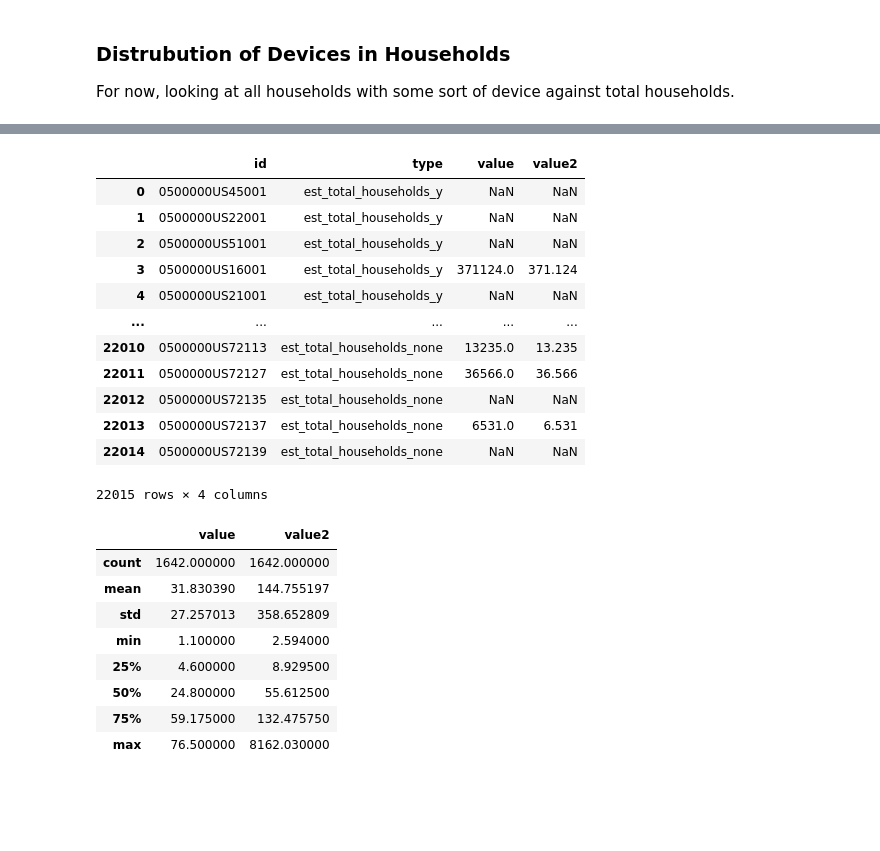
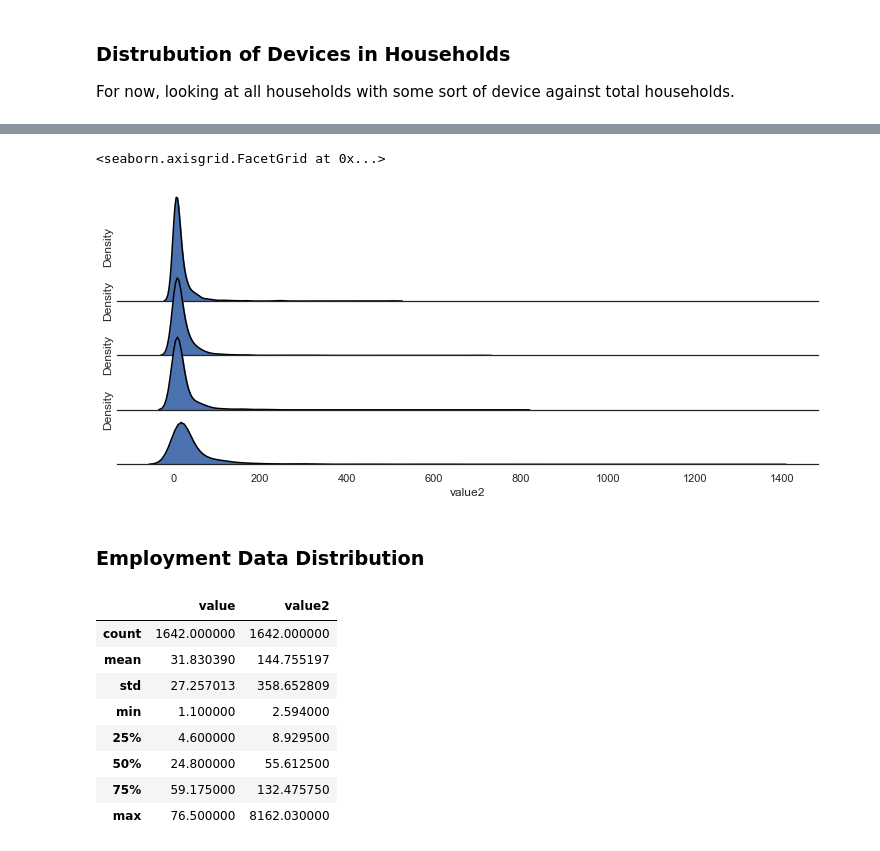
Before and after one commit to mosymns13/DS4A-Team13-Digital-Divide-Project, a Jupyter notebook: Analytic Dataset.ipynb, the cells around one changed output, grey strips where cells are left out. Drawn from its saved outputs; the diff is of its cells as text; code cells hidden in the pictures; blank space fills up the shorter version.

```diff
--- a/Analytic Dataset.ipynb
+++ b/Analytic Dataset.ipynb
@@ -159,19 +167,21 @@ There is a huge std and daat is heavily skewed to the right.
-# %%
-plot_devices_df
-# %% [output]
-|  | id | type | value | value2 |
-| 0 | 0500000US45001 | est_total_households_y | NaN | NaN |
-| 1 | 0500000US22001 | est_total_households_y | NaN | NaN |
-| 2 | 0500000US51001 | est_total_households_y | NaN | NaN |
-| 3 | 0500000US16001 | est_total_households_y | 371124.0 | 371.124 |
-| 4 | 0500000US21001 | est_total_households_y | NaN | NaN |
-| ... | ... | ... | ... | ... |
-| 22010 | 0500000US72113 | est_total_households_none | 13235.0 | 13.235 |
-| 22011 | 0500000US72127 | est_total_households_none | 36566.0 | 36.566 |
-| 22012 | 0500000US72135 | est_total_households_none | NaN | NaN |
-| 22013 | 0500000US72137 | est_total_households_none | 6531.0 | 6.531 |
-| 22014 | 0500000US72139 | est_total_households_none | NaN | NaN |
-22015 rows × 4 columns
+# %%
+sns.set_theme(style="white", rc={"axes.facecolor": (0, 0, 0, 0)})
+pal = sns.cubehelix_palette(10, rot=-.25, light=.7)
+g = sns.FacetGrid(plot_devices_df, row="type", aspect=9, height=1.2, palette = pal)
+
+g.map_dataframe(sns.kdeplot, x="value2", fill=True, alpha=1)
+g.map_dataframe(sns.kdeplot, x="value2", color='black')
+g.fig.subplots_adjust(hspace=-.5)
+
+
+g.set_titles("")
+g.set(yticks=[])
+g.despine(left=True)
+# %% [output]
+<seaborn.axisgrid.FacetGrid at 0x...>
+[figure, added]
+# %% [markdown]
+### Employment Data Distribution
 # %%
 employment_info = analytic_data[['id', 'est_total_pop_16_over', 'est_emp_pop_ratio_16_over',
                                  'est_unemp_pop_ratio_16_over']]
```
Also changed, not shown: parts of 4 cells of this notebook.
